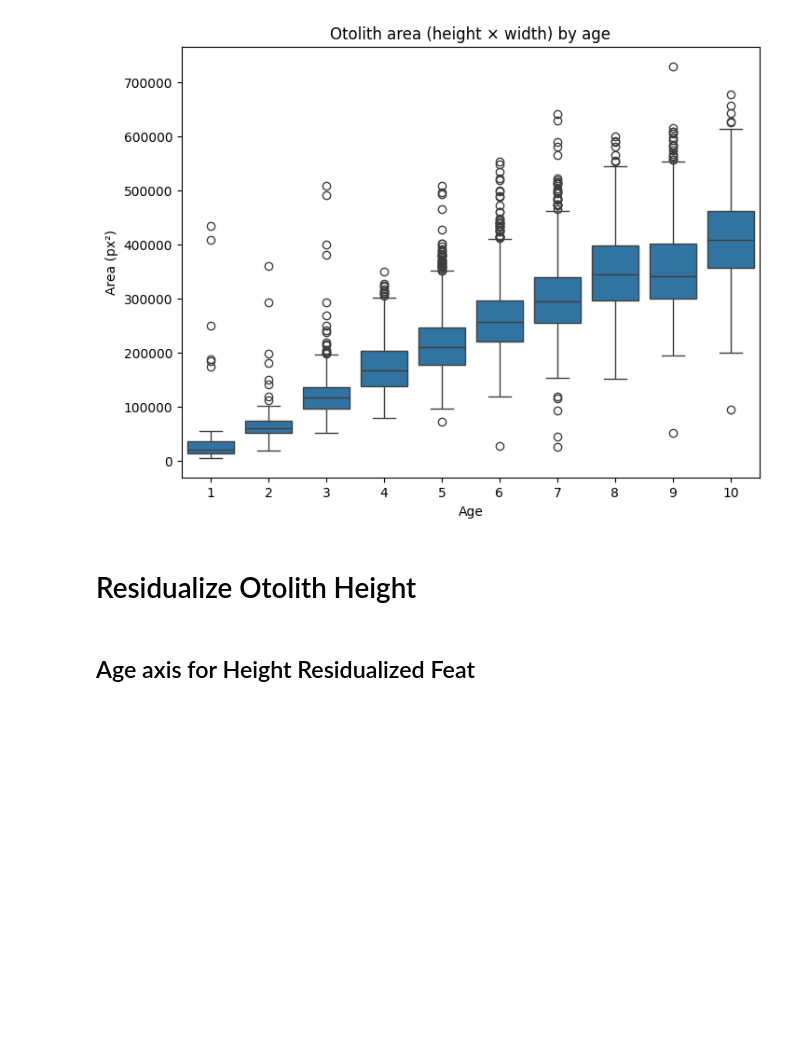
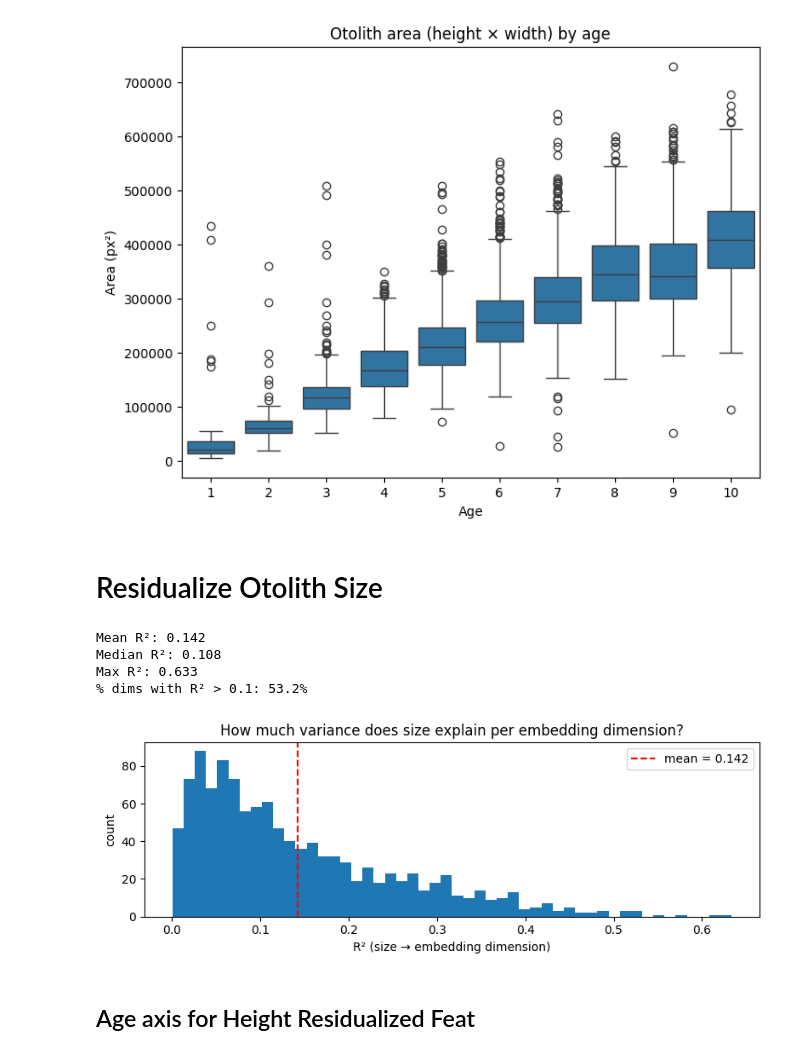
Before and after one commit to joaosMart/otolith-cod, a Jupyter notebook: notebooks/embedding-space-analysis/emb-space-analysis.ipynb, the cells around one changed output. Saved outputs shown, nothing was run; the diff lists cells and outputs as text; code cells hidden in the pictures; blank space fills up the shorter version.

```diff
--- a/notebooks/embedding-space-analysis/emb-space-analysis.ipynb
+++ b/notebooks/embedding-space-analysis/emb-space-analysis.ipynb
@@ -386,7 +387,7 @@ Text(0, 0.5, 'Area (px²)')
 [figure]
 [figure]
 # %% [markdown]
-# Residualize Otolith Height
+# Residualize Otolith Size
 # %%
 # Reshape and fit linear regression to predict each embedding feature from height
 seg_h = seg_h.reshape(-1, 1)  # Reshape to (n_samples, 1) for sklearn
@@ -405,4 +405,32 @@ emb_pred = reg.predict(size)
 res_res = emb - emb_pred
+# %%
+from sklearn.metrics import r2_score
+import matplotlib.pyplot as plt
+
+# R² per embedding dimension
+r2_per_dim = r2_score(emb, emb_pred, multioutput='raw_values')  # shape (D,)
+
+print(f"Mean R²: {r2_per_dim.mean():.3f}")
+print(f"Median R²: {np.median(r2_per_dim):.3f}")
+print(f"Max R²: {r2_per_dim.max():.3f}")
+print(f"% dims with R² > 0.1: {(r2_per_dim > 0.1).mean()*100:.1f}%")
+
+# Distribution of R² across dimensions
+plt.figure(figsize=(8, 3))
+plt.hist(r2_per_dim, bins=50, edgecolor='none')
+plt.xlabel("R² (size → embedding dimension)")
+plt.ylabel("count")
+plt.title("How much variance does size explain per embedding dimension?")
+plt.axvline(r2_per_dim.mean(), color='red', linestyle='--', label=f"mean = {r2_per_dim.mean():.3f}")
+plt.legend()
+plt.tight_layout()
+plt.show()
+# %% [output]
+Mean R²: 0.142
+Median R²: 0.108
+Max R²: 0.633
+% dims with R² > 0.1: 53.2%
+[figure, added]
 # %% [markdown]
 ## Age axis for Height Residualized Feat
 # %%
```
Also changed, not shown: parts of 14 cells of this notebook, 17 other files.
